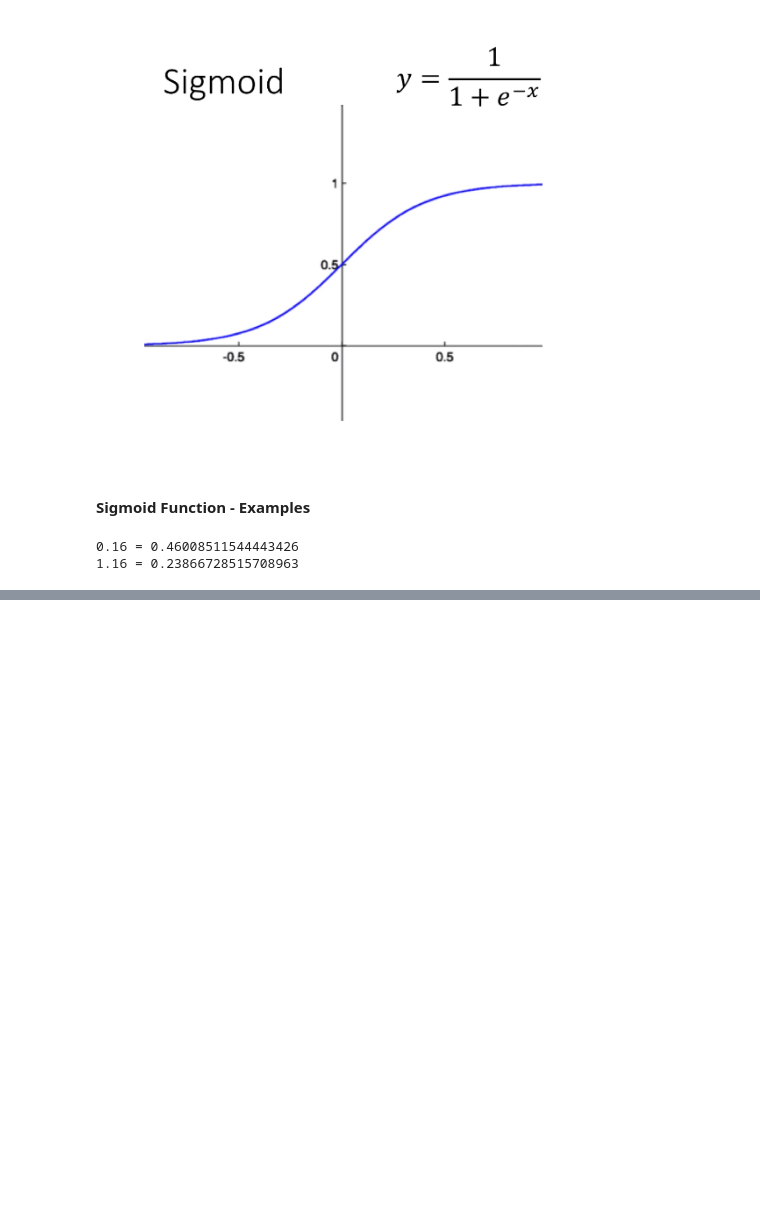
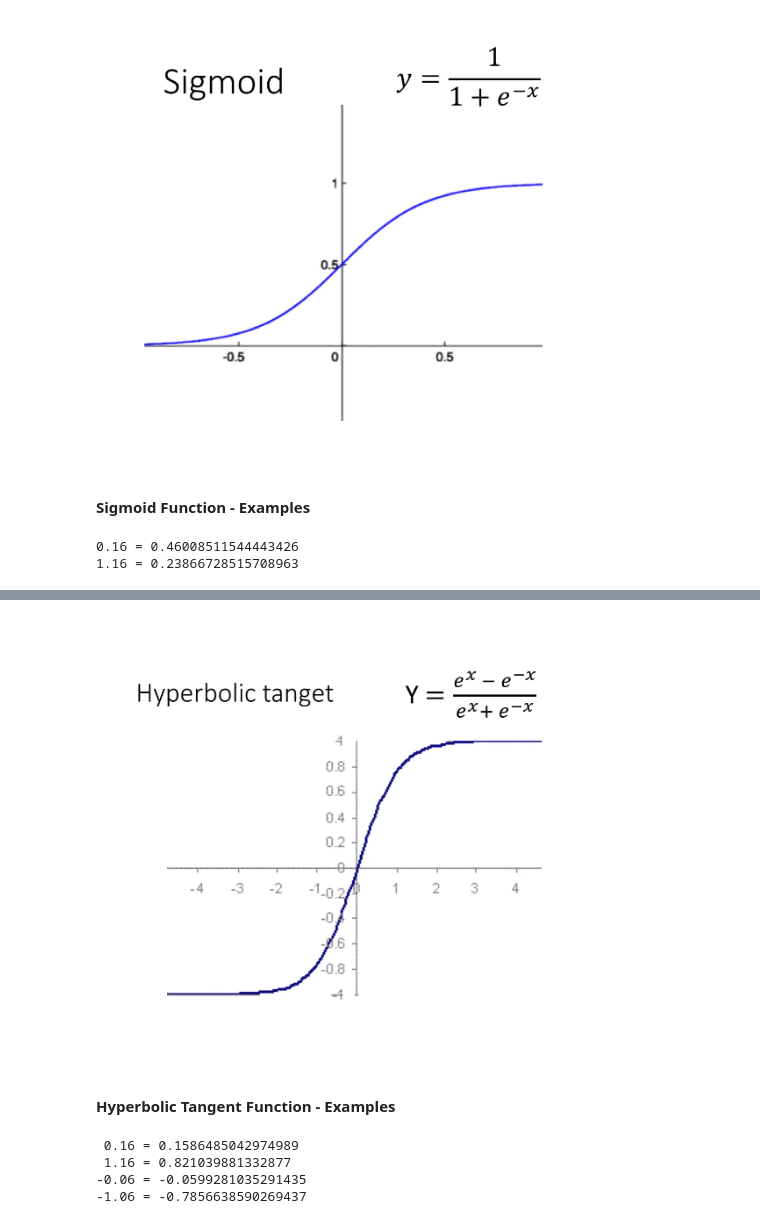
Before and after one commit to edilson-silva/ml-tips, a Jupyter notebook: basic/activation_functions.ipynb, the cells around one changed output, grey strips where cells are left out. Saved outputs shown, nothing was run; the diff lists cells and outputs as text; code cells hidden in the pictures; blank space fills up the shorter version.

Commit message:
basic (activation functions): Added explanations and examples for hyperbolic tangent function

```diff
--- a/basic/activation_functions.ipynb
+++ b/basic/activation_functions.ipynb
@@ -47,0 +55,4 @@ print(f'1.16 = {sigmoid_function(1.16)}')
+# %%
+display_image('images/hyperbolic_tangent_function.png')
+# %% [output]
+[figure, added]
@@ -47,0 +62,12 @@ print(f'1.16 = {sigmoid_function(1.16)}')
+# %% [markdown]
+#### Hyperbolic Tangent Function - Examples
+# %%
+print(f' 0.16 = {hyperbolic_tangent_function(0.16)}')
+print(f' 1.16 = {hyperbolic_tangent_function(1.16)}')
+print(f'-0.06 = {hyperbolic_tangent_function(-0.06)}')
+print(f'-1.06 = {hyperbolic_tangent_function(-1.06)}')
+# %% [output]
+ 0.16 = 0.1586485042974989
+ 1.16 = 0.821039881332877
+-0.06 = -0.0599281035291435
+-1.06 = -0.7856638590269437
```
Also changed, not shown: parts of 2 cells of this notebook, 1 other file.
